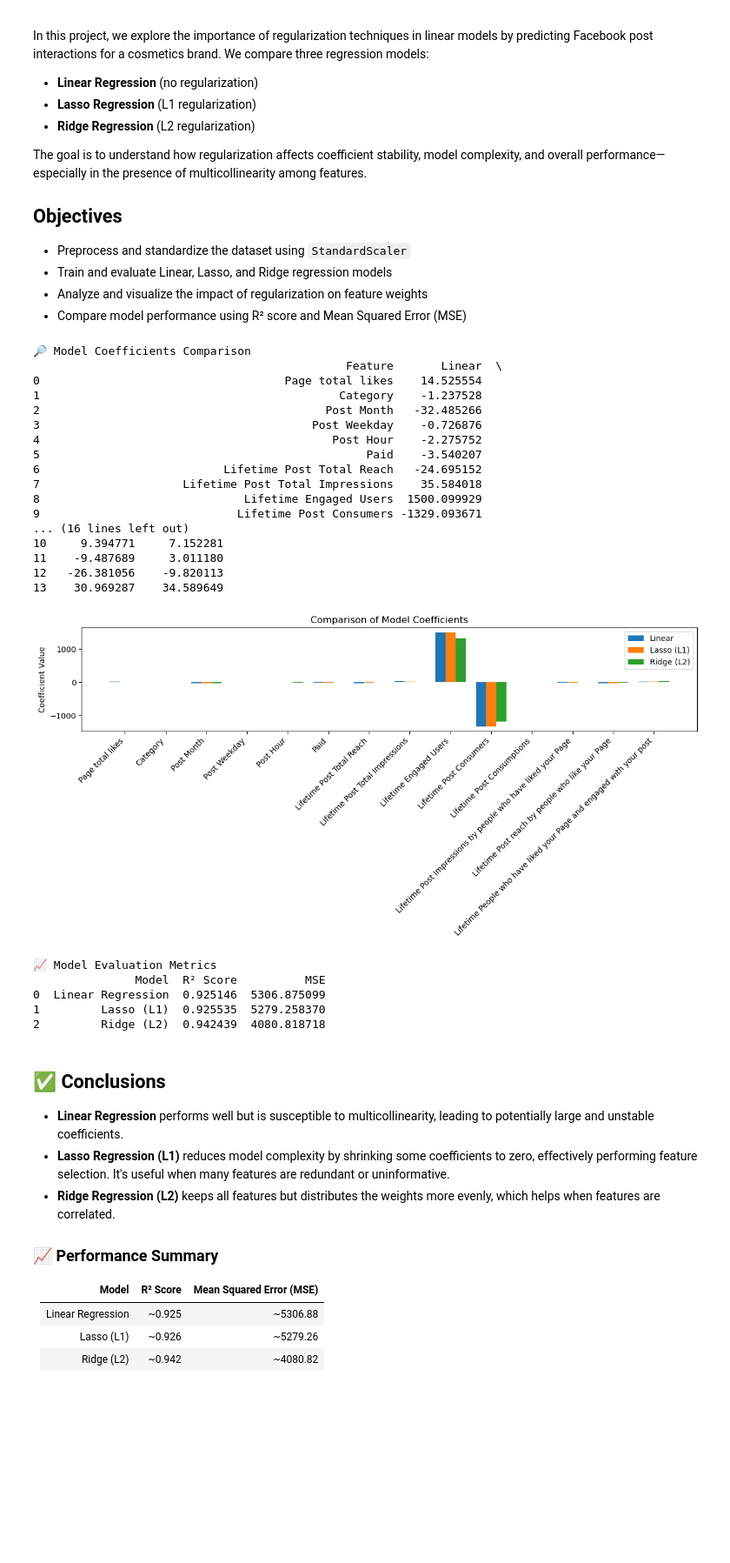
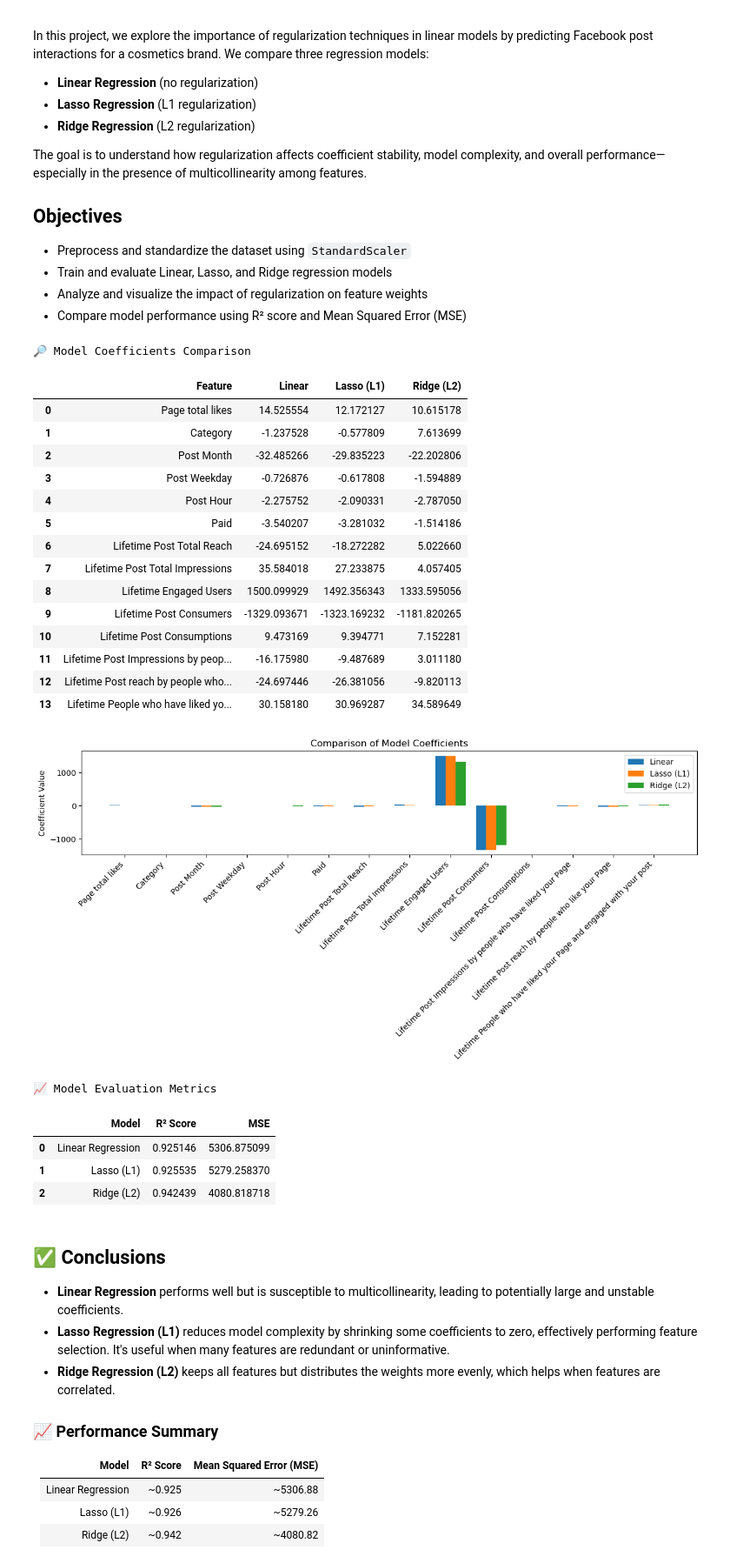
Before and after one commit to DanyHook/facebook-engagement-prediction, a Jupyter notebook: regularization_linear_models_facebook.ipynb, the cells around one changed output. Shown: that part at 87% size. Drawn from its saved outputs; the diff is of its cells as text; code cells hidden in the pictures; blank space fills up the shorter version.

```diff
--- a/regularization_linear_models_facebook.ipynb
+++ b/regularization_linear_models_facebook.ipynb
@@ -63,7 +63,7 @@ coef_df = pd.DataFrame({
     'Ridge (L2)': coef_ridge
 })
 print("🔎 Model Coefficients Comparison")
-print(coef_df)
+display(coef_df)
 
 # 📊 Plot coefficient comparison
 plt.figure(figsize=(12, 6))
@@ -73,56 +73,55 @@ plt.bar(x - width, coef_lr, width, label='Linear')
 plt.bar(x, coef_lasso, width, label='Lasso (L1)')
 plt.bar(x + width, coef_ridge, width, label='Ridge (L2)')
 plt.xticks(ticks=x, labels=feature_names, rotation=45, ha='right')
 plt.ylabel('Coefficient Value')
 plt.title('Comparison of Model Coefficients')
 plt.legend()
 plt.tight_layout()
 plt.show()
 
 # 🧪 Evaluate models
 y_pred_lr = lr.predict(X_test_scaled)
 y_pred_lasso = lasso.predict(X_test_scaled)
 y_pred_ridge = ridge.predict(X_test_scaled)
 
 metrics = pd.DataFrame({
     'Model': ['Linear Regression', 'Lasso (L1)', 'Ridge (L2)'],
     'R² Score': [
         r2_score(y_test, y_pred_lr),
         r2_score(y_test, y_pred_lasso),
         r2_score(y_test, y_pred_ridge)
     ],
     'MSE': [
         mean_squared_error(y_test, y_pred_lr),
         mean_squared_error(y_test, y_pred_lasso),
         mean_squared_error(y_test, y_pred_ridge)
     ]
 })
 print("📈 Model Evaluation Metrics")
-print(metrics)
+display(metrics)
 # %% [output]
 🔎 Model Coefficients Comparison
-                                              Feature       Linear  \
-0                                    Page total likes    14.525554
-1                                            Category    -1.237528
-2                                          Post Month   -32.485266
-3                                        Post Weekday    -0.726876
-4                                           Post Hour    -2.275752
-5                                                Paid    -3.540207
-6                           Lifetime Post Total Reach   -24.695152
-7                     Lifetime Post Total Impressions    35.584018
-8                              Lifetime Engaged Users  1500.099929
-9                             Lifetime Post Consumers -1329.093671
-... (16 lines left out)
-10     9.394771     7.152281
-11    -9.487689     3.011180
-12   -26.381056    -9.820113
-13    30.969287    34.589649
+|  | Feature | Linear | Lasso (L1) | Ridge (L2) |
+| 0 | Page total likes | 14.525554 | 12.172127 | 10.615178 |
+| 1 | Category | -1.237528 | -0.577809 | 7.613699 |
+| 2 | Post Month | -32.485266 | -29.835223 | -22.202806 |
+| 3 | Post Weekday | -0.726876 | -0.617808 | -1.594889 |
+| 4 | Post Hour | -2.275752 | -2.090331 | -2.787050 |
+| 5 | Paid | -3.540207 | -3.281032 | -1.514186 |
+| 6 | Lifetime Post Total Reach | -24.695152 | -18.272282 | 5.022660 |
+| 7 | Lifetime Post Total Impressions | 35.584018 | 27.233875 | 4.057405 |
+| 8 | Lifetime Engaged Users | 1500.099929 | 1492.356343 | 1333.595056 |
+| 9 | Lifetime Post Consumers | -1329.093671 | -1323.169232 | -1181.820265 |
+| 10 | Lifetime Post Consumptions | 9.473169 | 9.394771 | 7.152281 |
+| 11 | Lifetime Post Impressions by peop... | -16.175980 | -9.487689 | 3.011180 |
+| 12 | Lifetime Post reach by people who... | -24.697446 | -26.381056 | -9.820113 |
+| 13 | Lifetime People who have liked yo... | 30.158180 | 30.969287 | 34.589649 |
 [figure]
 📈 Model Evaluation Metrics
-               Model  R² Score          MSE
-0  Linear Regression  0.925146  5306.875099
-1         Lasso (L1)  0.925535  5279.258370
-2         Ridge (L2)  0.942439  4080.818718
+|  | Model | R² Score | MSE |
+| 0 | Linear Regression | 0.925146 | 5306.875099 |
+| 1 | Lasso (L1) | 0.925535 | 5279.258370 |
+| 2 | Ridge (L2) | 0.942439 | 4080.818718 |
 # %% [markdown]
 ## ✅ Conclusions
 
```
